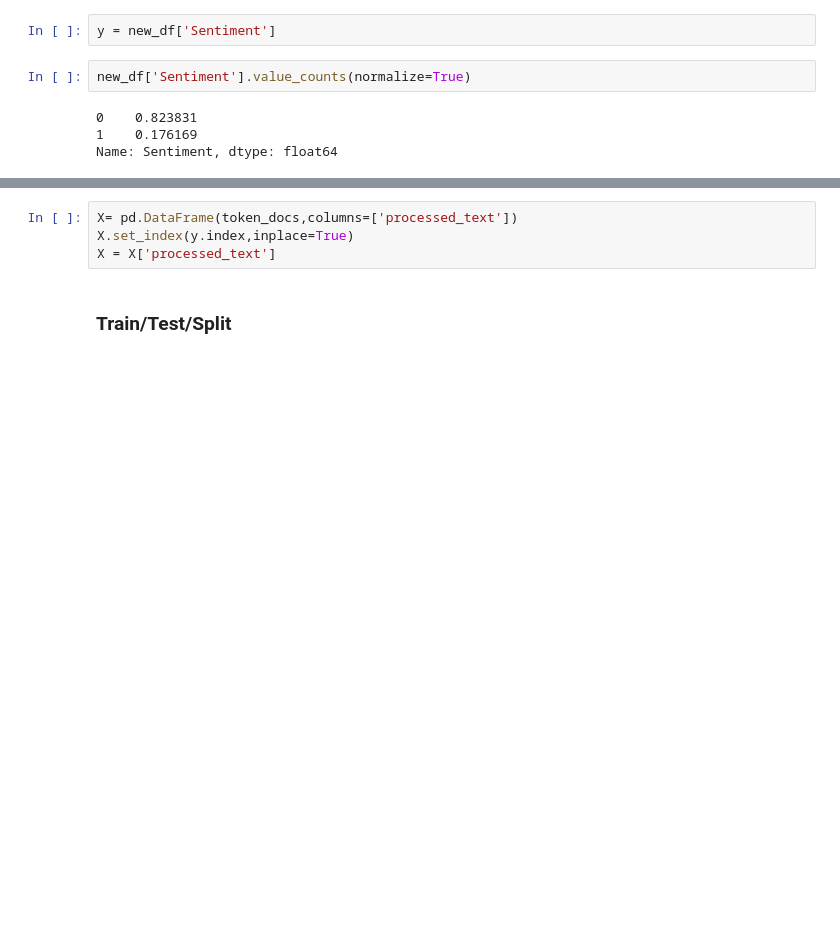
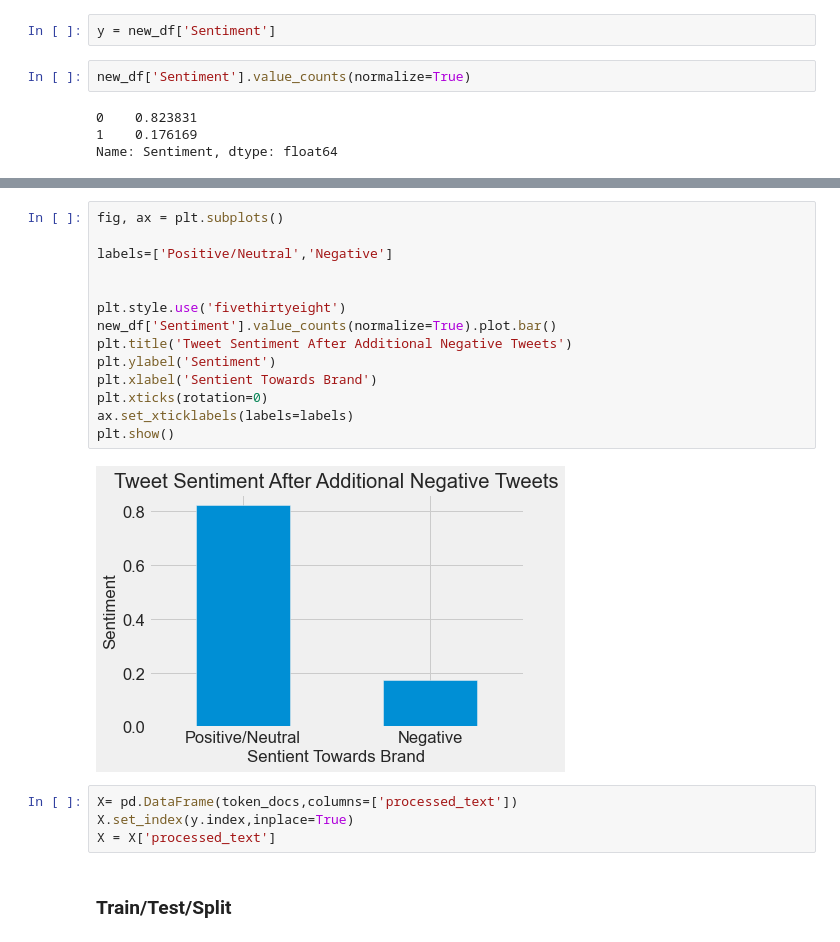
Before and after one commit to seanisthegood/Twitter_Sentiment_Project, a Jupyter notebook: Modeling.ipynb, the cells around one changed output, grey strips where cells are left out. Saved outputs shown, nothing was run; the diff lists cells and outputs as text; blank space fills up the shorter version.

```diff
--- a/Modeling.ipynb
+++ b/Modeling.ipynb
@@ -902,3 +916,19 @@ Name: Sentiment, dtype: float64
+# %%
+fig, ax = plt.subplots()
+
+labels=['Positive/Neutral','Negative']
+
+
+plt.style.use('fivethirtyeight')
+new_df['Sentiment'].value_counts(normalize=True).plot.bar()
+plt.title('Tweet Sentiment After Additional Negative Tweets')
+plt.ylabel('Sentiment')
+plt.xlabel('Sentient Towards Brand')
+plt.xticks(rotation=0)
+ax.set_xticklabels(labels=labels)
+plt.show()
+# %% [output]
+[figure, added]
 # %%
 X= pd.DataFrame(token_docs,columns=['processed_text'])
 X.set_index(y.index,inplace=True)
```
Also changed, not shown: parts of 8 cells of this notebook, 14 other files.
